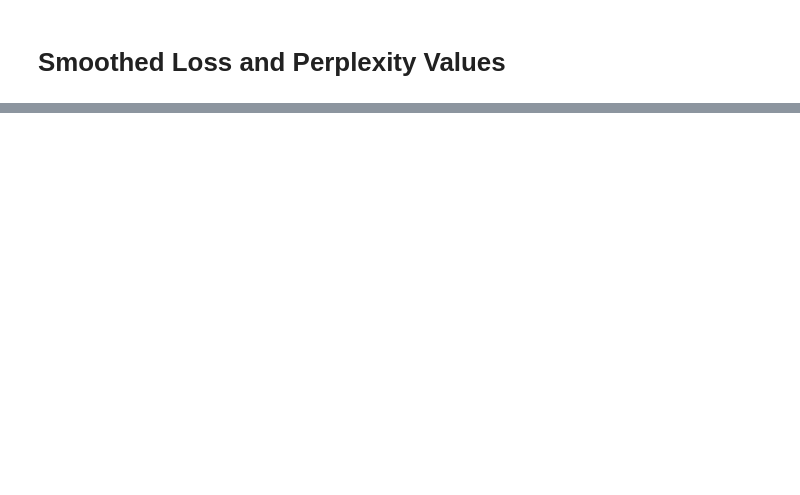
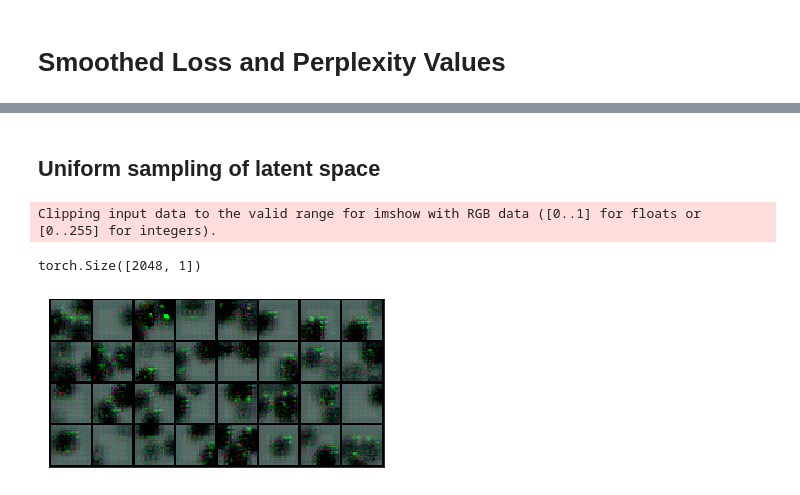
Before and after one commit to MishaLaskin/vqvae, a Jupyter notebook: visualization.ipynb, the cells around one changed output, grey strips where cells are left out. Cells and saved outputs as stored; diff of their text form; code cells hidden in the pictures; blank space fills up the shorter version.

Commit message:
uniform and categorical sampling

```diff
--- a/visualization.ipynb
+++ b/visualization.ipynb
@@ -109,0 +165,32 @@ x_quant[0,:,0,0]
+# %%
+params = vqvae_data['hyperparameters']
+# %% [markdown]
+## Uniform sampling of latent space
+# %%
+def generate_samples(e_indices):
+    min_encodings = torch.zeros(e_indices.shape[0], params['n_embeddings']).to(device)
+    min_encodings.scatter_(1, e_indices, 1)
+    e_weights = model.vector_quantization.embedding.weight
+    z_q = torch.matmul(min_encodings, e_weights).view((params["batch_size"],8,8,params["embedding_dim"]))
+    z_q = z_q.permute(0, 3, 1, 2).contiguous()
+
+    x_recon = model.decoder(z_q)
+    return x_recon, z_q,e_indices
+
+
+def uniform_samples(model):
+
+    rand = np.random.randint(params['n_embeddings'], size=(2048, 1))
+    min_encoding_indices = torch.tensor(rand).long().to(device)
+    x_recon, z_q,e_indices = generate_samples(min_encoding_indices)
+
+    print(min_encoding_indices.shape)
+    return x_recon, z_q,e_indices
+
+x_val_recon,z_q,e_indices = uniform_samples(model)
+
+display_image_grid(x_val_recon)
+# %% [output]
+Clipping input data to the valid range for imshow with RGB data ([0..1] for floats or [0..255] for integers).
+torch.Size([2048, 1])
+[figure, added]
```
Also changed, not shown: parts of 16 cells of this notebook, 2 other files.
